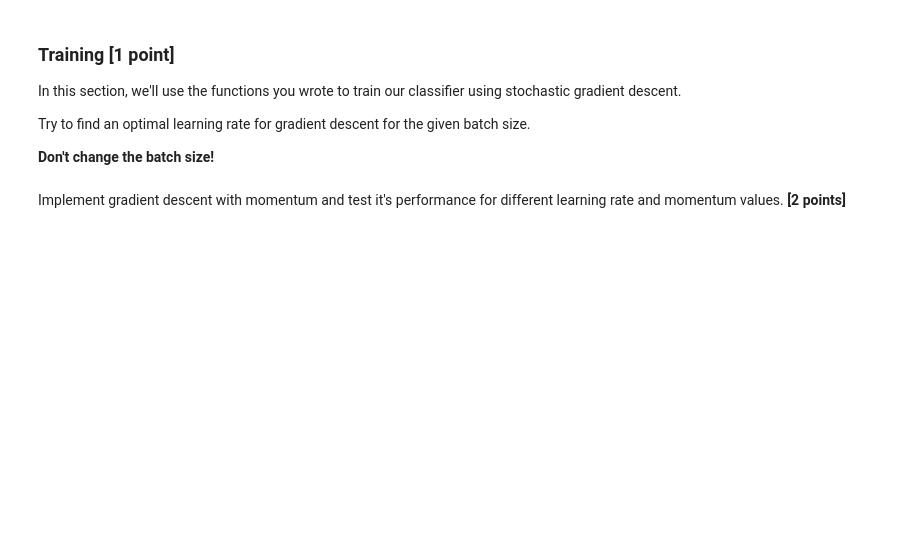
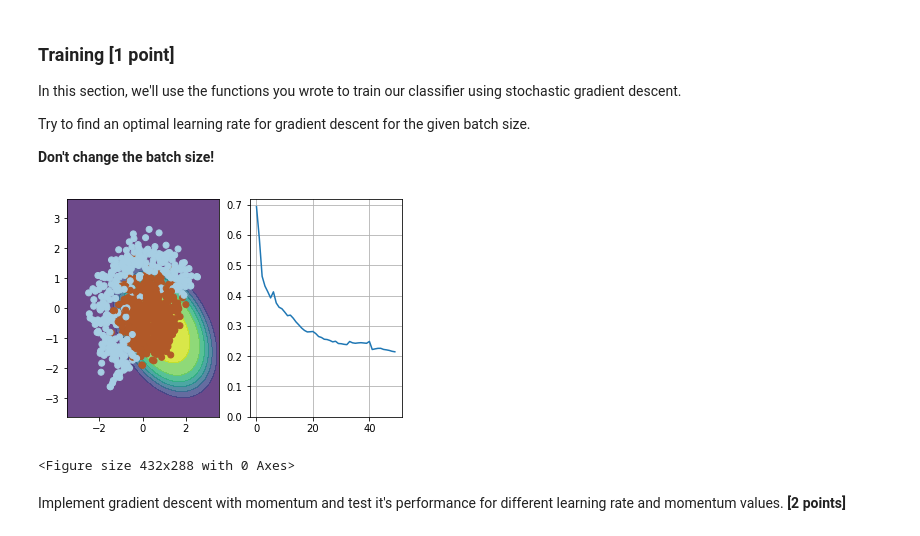
Before and after one commit to Bazheno/Practical_DL, a Jupyter notebook: seminar01-backprop/adapdive_sgd/adaptive_sgd.ipynb, the cells around one changed output. Saved outputs shown, nothing was run; the diff lists cells and outputs as text; code cells hidden in the pictures; blank space fills up the shorter version.

```diff
--- a/seminar01-backprop/adapdive_sgd/adaptive_sgd.ipynb
+++ b/seminar01-backprop/adapdive_sgd/adaptive_sgd.ipynb
@@ -157,7 +157,8 @@ def compute_grad(X, y, w):
     Given feature matrix X [n_samples,2], target vector [n_samples] of +1/-1,
     and weight vector w [6], compute vector [6] of derivatives of L over each weights.
     """
-    return np.array([-(np.dot(y, (1 - classify(X,w)) * expand(X)[:,i]) - np.dot((1-y), classify(X,w) * expand(X)[:,i])) / len(y) for i in range(6)])
+    return np.array([-(np.dot(y, (1 - classify(X,w)) * expand(X)[:,i]) \
+                       - np.dot((1-y), classify(X,w) * expand(X)[:,i])) / len(y) for i in range(6)])
 # %%
 #tests
 dummy_grads = compute_grad(dummy_X,dummy_y,dummy_weights)
@@ -207,22 +210,25 @@ Try to find an optimal learning rate for gradient descent for the given batch si
 # %%
 w = np.array([0,0,0,0,0,1])
 
 
-alpha = <learning rate>
+alpha = 0.5
 
 n_iter = 50
 batch_size = 4
 loss = np.zeros(n_iter)
 plt.figure(figsize=(12,5))
 for i in range(n_iter):
     ind = np.random.choice(X.shape[0], batch_size)
     loss[i] = compute_loss(X, y, w)
     visualize(X[ind,:], y[ind], w, loss)
 
     w = w - alpha * compute_grad(X[ind,:], y[ind], w)
 
 visualize(X, y, w, loss)
 plt.clf()
+# %% [output]
+[figure, added]
+<Figure size 432x288 with 0 Axes>
 # %% [markdown]
 Implement gradient descent with momentum and test it's performance for different learning rate and momentum values. __[2 points]__
 # %%
```
Also changed, not shown: parts of 4 cells of this notebook.
